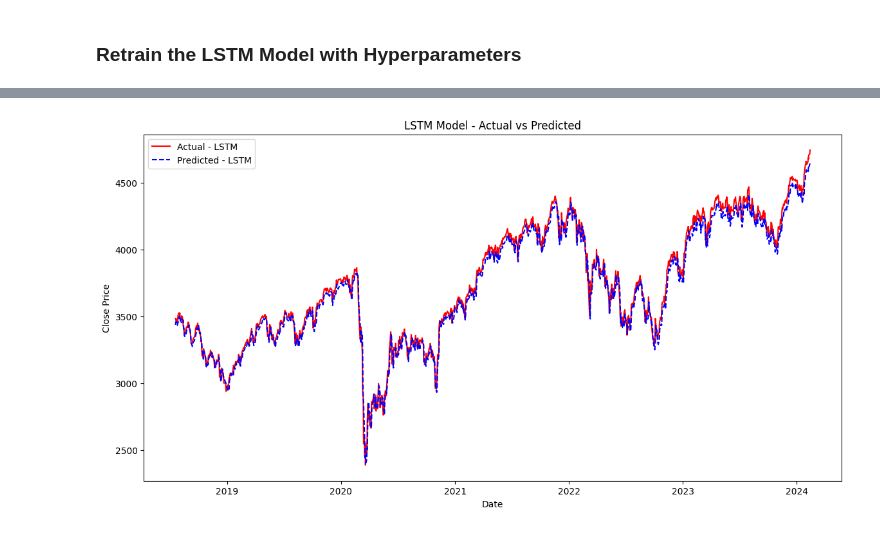
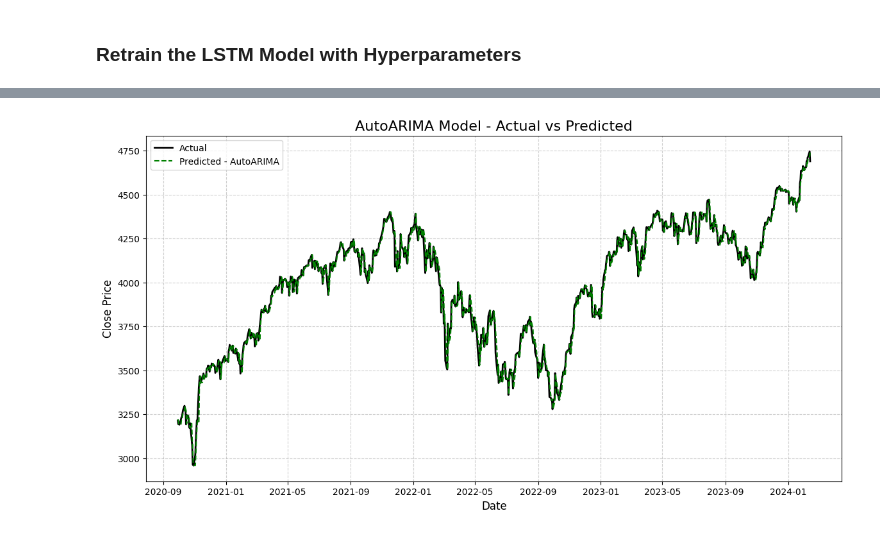
Before and after one commit to Fabio-Poli/CCT-Thesis-Project, a Jupyter notebook: Project_Code/Results/Project Sep 2024.ipynb, the cells around one changed output, grey strips where cells are left out. Cells and saved outputs as stored; diff of their text form; code cells hidden in the pictures.

```diff
--- a/Project_Code/Results/Project Sep 2024.ipynb
+++ b/Project_Code/Results/Project Sep 2024.ipynb
@@ -1713,0 +1687,4 @@ plt.show()
+# %%
+# Rebuild the history to include only the training data
+history = train_endog.tolist()
+predictions = []
@@ -1713,0 +1698,3 @@ plt.show()
+# %%
+# Create a series for the predicted values with the same index as the test data
+predicted_series = pd.Series(predictions, index=test_endog.index)
@@ -2108,18 +2179,19 @@ X_train, X_test, y_train, y_test, scaler_series = prepare_data(dataset_knn_panda
 # %% [markdown]
 ### LSTM Model Architecture
 # %%
-def create_lstm_model(input_shape):
+def create_lstm_model(input_shape, units=50, dropout_rate=0.2):
     model = Sequential()
-    model.add(LSTM(50, return_sequences=True, input_shape=input_shape))
-    model.add(Dropout(0.2))
-    model.add(LSTM(50, return_sequences=False))
-    model.add(Dropout(0.2))
+    model.add(LSTM(units, return_sequences=True, input_shape=input_shape))
+    model.add(Dropout(dropout_rate))
+    model.add(LSTM(units, return_sequences=False))
+    model.add(Dropout(dropout_rate))
     model.add(Dense(1))
     model.compile(optimizer='adam', loss='mean_squared_error')
     return model
 
 # Create the LSTM model
-lstm_model = create_lstm_model((X_train.shape[1], X_train.shape[2]))
+input_shape = (X_train.shape[1], X_train.shape[2])
+lstm_model = create_lstm_model(input_shape, units=50, dropout_rate=0.2)
 # %% [markdown]
 ### Training the Model
 # %%
@@ -2955,21 +2886,60 @@ comparison_df.to_csv('arima_vs_lstm_comparison.csv', index=False)
 # %%
-# Plot for ARIMA vs Actual
-plt.figure(figsize=(14,7))
-plt.plot(arima_test.index, arima_test, color='red', label='Actual - ARIMA')
+# ----------------------- Variable Definitions ----------------------- #
+
+# For LSTM Model
+# look_back'
+look_back = 30
+
+# Calculate the number of training samples
+num_train_samples = len(X_train)
+
+# Get the indices for the test set
+test_indices = range(num_train_samples + look_back, len(dataset_knn_pandas))
+
+# Extract the dates corresponding to the test set
+lstm_test_dates = dataset_knn_pandas.index[test_indices]
+
+# Align the dates with the predictions (since predictions start after 'look_back' steps)
+lstm_test_dates_aligned = lstm_test_dates
+
+# Extract the actual 'Close' prices for the test set
+lstm_real = dataset_knn_pandas['Close'].iloc[test_indices].values
+
+# Ensure 'lstm_predicted' is a NumPy array
+lstm_predicted = lstm_predicted.flatten()
+
+# ----------------------- Plotting ----------------------- #
+
+# ARIMA vs Actual
+plt.figure(figsize=(14, 7))
+plt.plot(arima_test.index, arima_test, color='black', label='Actual', linewidth=2)
 plt.plot(arima_predicted.index, arima_predicted, color='blue', label='Predicted - ARIMA', linestyle='dashed')
-plt.title('ARIMA Model - Actual vs Predicted')
-plt.xlabel('Date')
-plt.ylabel('Close Price')
-plt.legend()
+plt.title('ARIMA Model - Actual vs Predicted', fontsize=16)
+plt.xlabel('Date', fontsize=12)
+plt.ylabel('Close Price', fontsize=12)
+plt.legend(loc='best')
+plt.grid(True, linestyle='--', alpha=0.6)
 plt.show()
 
-# Plot for LSTM vs Actual
-plt.figure(figsize=(14,7))
-plt.plot(test_index_aligned, lstm_real, color='red', label='Actual - LSTM')
-plt.plot(test_index_aligned, lstm_predicted, color='blue', label='Predicted - LSTM', linestyle='dashed')
-plt.title('LSTM Model - Actual vs Predicted')
-plt.xlabel('Date')
-plt.ylabel('Close Price')
-plt.legend()
+# AutoARIMA vs Actual
+plt.figure(figsize=(14, 7))
+plt.plot(autoarima_test.index, autoarima_test, color='black', label='Actual', linewidth=2)
+plt.plot(autoarima_predicted.index, autoarima_predicted, color='green', label='Predicted - AutoARIMA', linestyle='dashed')
+plt.title('AutoARIMA Model - Actual vs Predicted', fontsize=16)
+plt.xlabel('Date', fontsize=12)
+plt.ylabel('Close Price', fontsize=12)
+plt.legend(loc='best')
+plt.grid(True, linestyle='--', alpha=0.6)
 plt.show()
+
+# LSTM vs Actual
+plt.figure(figsize=(14, 7))
+plt.plot(lstm_test_dates_aligned, lstm_real, color='black', label='Actual', linewidth=2)
+plt.plot(lstm_test_dates_aligned, lstm_predicted, color='orange', label='Predicted - LSTM', linestyle='dashed')
+plt.title('LSTM Model - Actual vs Predicted', fontsize=16)
+plt.xlabel('Date', fontsize=12)
+plt.ylabel('Close Price', fontsize=12)
+plt.legend(loc='best')
+plt.grid(True, linestyle='--', alpha=0.6)
+plt.show()
 # %% [output]
@@ -2977 +2947 @@ plt.show()
-[figure, old version]
+[figure, new version]
```
Also changed, not shown: parts of 110 cells of this notebook.
